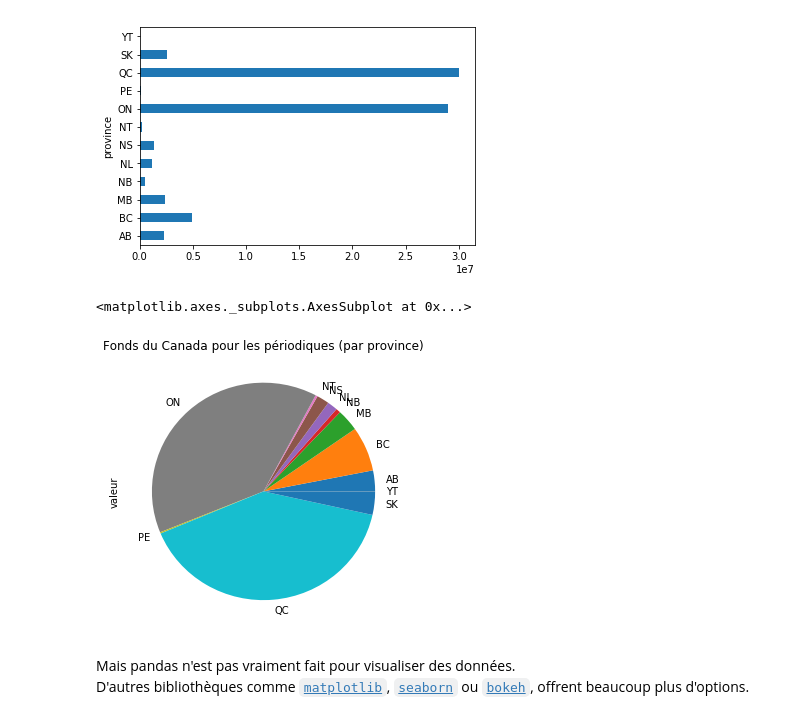
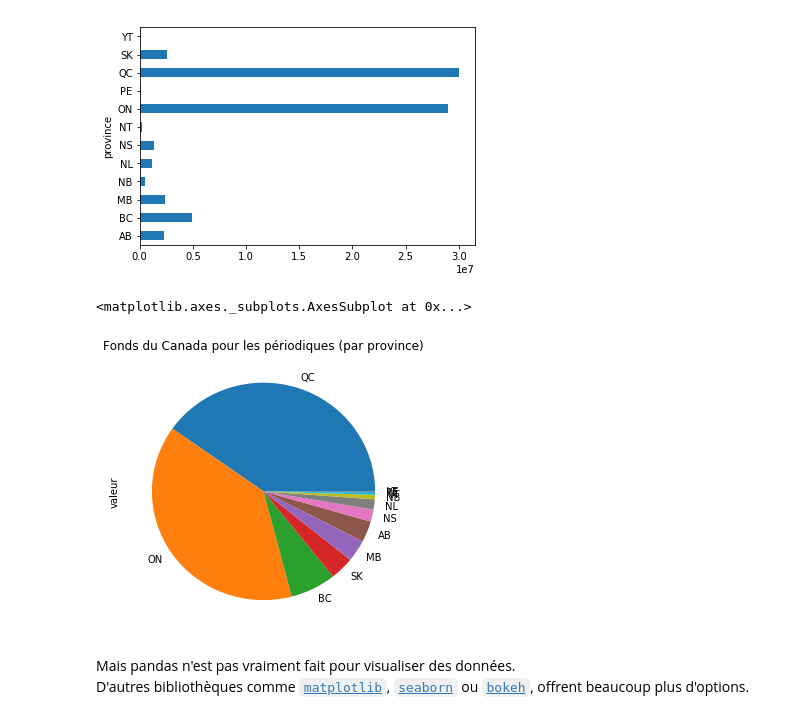
Before and after one commit to jhroy/syllabus-EDM5240-H2019, a Jupyter notebook: devoir3-corrige.ipynb, the cells around one changed output. Drawn from its saved outputs; the diff is of its cells as text; code cells hidden in the pictures.

````diff
--- a/devoir3-corrige.ipynb
+++ b/devoir3-corrige.ipynb
@@ -469,10 +495,10 @@ subv[patrimoine][periodiques].groupby("province").valeur.sum().plot("barh")
 <matplotlib.axes._subplots.AxesSubplot at 0x...>
 [figure]
 # %%
-subv[patrimoine][periodiques].groupby("province").valeur.sum().plot(kind="pie", figsize=[5,5], title="Fonds du Canada pour les périodiques (par province)")
+subv[patrimoine][periodiques].groupby("province").valeur.sum().sort_values(ascending=False).plot(kind="pie", figsize=[5,5], title="Fonds du Canada pour les périodiques (par province)")
 # %% [output]
 <matplotlib.axes._subplots.AxesSubplot at 0x...>
-[figure, old version]
+[figure, new version]
 # %% [markdown]
 Mais pandas n'est pas vraiment fait pour visualiser des données.<br>
 D'autres bibliothèques comme [```matplotlib```](https://matplotlib.org/), [```seaborn```](https://seaborn.pydata.org/) ou [```bokeh```](https://bokeh.pydata.org/en/latest/), offrent beaucoup plus d'options.
````
Also changed, not shown: parts of 4 cells of this notebook.
